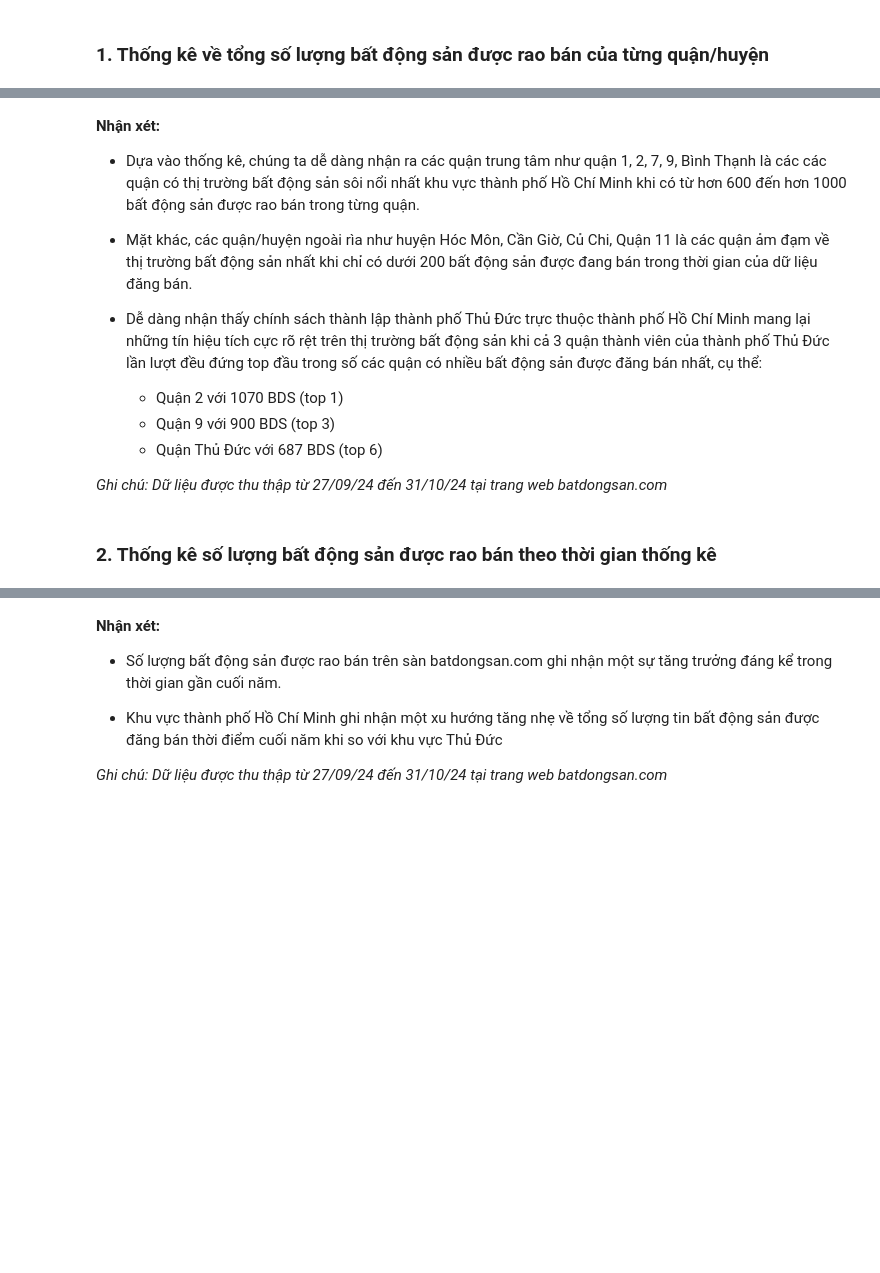
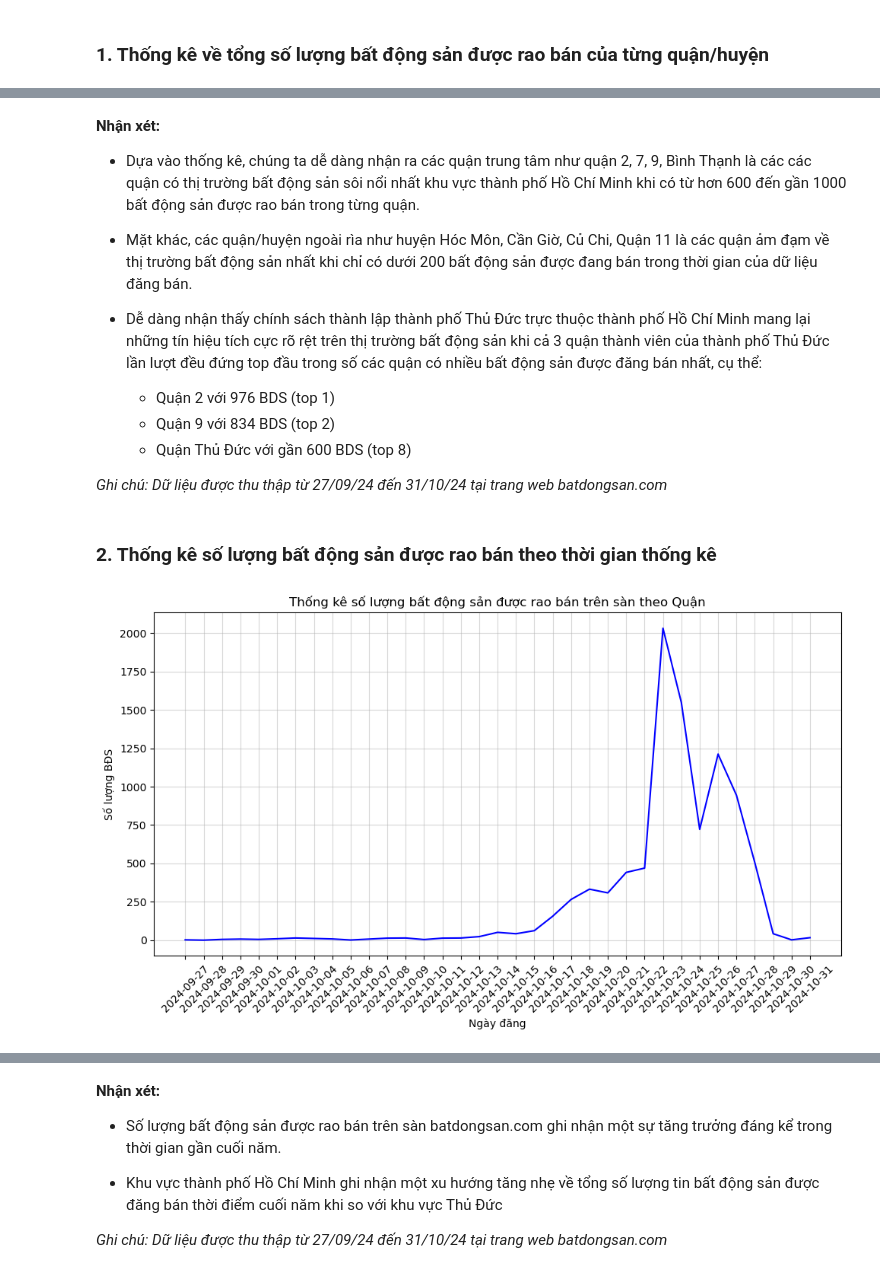
Before and after one commit to MinHien-git/NMKHDL_18127047_21127273_22127202_04, a Jupyter notebook: eda.ipynb, the cells around one changed output, grey strips where cells are left out. Drawn from its saved outputs; the diff is of its cells as text; code cells hidden in the pictures; blank space fills up the shorter version.

```diff
--- a/eda.ipynb
+++ b/eda.ipynb
@@ -168,35 +54,37 @@ plt.show()
 # %% [markdown]
 **Nhận xét:**
-- Dựa vào thống kê, chúng ta dễ dàng nhận ra các quận trung tâm như quận 1, 2, 7, 9, Bình Thạnh là các các quận có thị trường bất động sản sôi nổi nhất khu vực thành phố Hồ Chí Minh khi có từ hơn 600 đến hơn 1000 bất động sản được rao bán trong từng quận.
+- Dựa vào thống kê, chúng ta dễ dàng nhận ra các quận trung tâm như quận 2, 7, 9, Bình Thạnh là các các quận có thị trường bất động sản sôi nổi nhất khu vực thành phố Hồ Chí Minh khi có từ hơn 600 đến gần 1000 bất động sản được rao bán trong từng quận.
 
 - Mặt khác, các quận/huyện ngoài rìa như huyện Hóc Môn, Cần Giờ, Củ Chi, Quận 11 là các quận ảm đạm về thị trường bất động sản nhất khi chỉ có dưới 200 bất động sản được đang bán trong thời gian của dữ liệu đăng bán.
 
 - Dễ dàng nhận thấy chính sách thành lập thành phố Thủ Đức trực thuộc thành phố Hồ Chí Minh mang lại những tín hiệu tích cực rõ rệt trên thị trường bất động sản khi cả 3 quận thành viên của thành phố Thủ Đức lần lượt đều đứng top đầu trong số các quận có nhiều bất động sản được đăng bán nhất, cụ thể:
-    - Quận 2 với 1070 BDS (top 1)
-    - Quận 9 với 900 BDS (top 3)
-    - Quận Thủ Đức với 687 BDS (top 6)
+    - Quận 2 với 976 BDS (top 1)
+    - Quận 9 với 834 BDS (top 2)
+    - Quận Thủ Đức với gần 600 BDS (top 8)
 
 *Ghi chú: Dữ liệu được thu thập từ 27/09/24 đến 31/10/24 tại trang web batdongsan.com*
 # %% [markdown]
 ### 2. Thống kê số lượng bất động sản được rao bán theo thời gian thống kê
 # %%
 # Đếm số lượng BĐS trong mỗi quận
-date_counts = unduplicated_data['Ngày đăng'].value_counts().reset_index()
-date_counts.columns = ['Ngày đăng', 'Số lượng BĐS']
+date_counts = df['Published At'].value_counts().reset_index()
+date_counts.columns = ['Published At', 'Number of Properties']
 
 # Sắp xếp dữ liệu theo ngày
-date_counts = date_counts.sort_values(by='Ngày đăng')
+date_counts = date_counts.sort_values(by='Published At')
 
 # Vẽ biểu đồ với seaborn
 plt.figure(figsize=(10, 6))
-sns.lineplot(data=date_counts, x='Ngày đăng', y='Số lượng BĐS', color="blue")
+sns.lineplot(data=date_counts, x='Published At', y='Number of Properties', color="blue")
 plt.title('Thống kê số lượng bất động sản được rao bán trên sàn theo Quận')
 plt.xlabel('Ngày đăng')
 plt.ylabel('Số lượng BĐS')
 plt.xticks(rotation=45)
 plt.grid(alpha=0.5)
 plt.tight_layout()
 plt.show()
+# %% [output]
+[figure, added]
 # %%
 # Danh sách các quận chính
 main_districts = [
```
Also changed, not shown: parts of 28 cells of this notebook.
